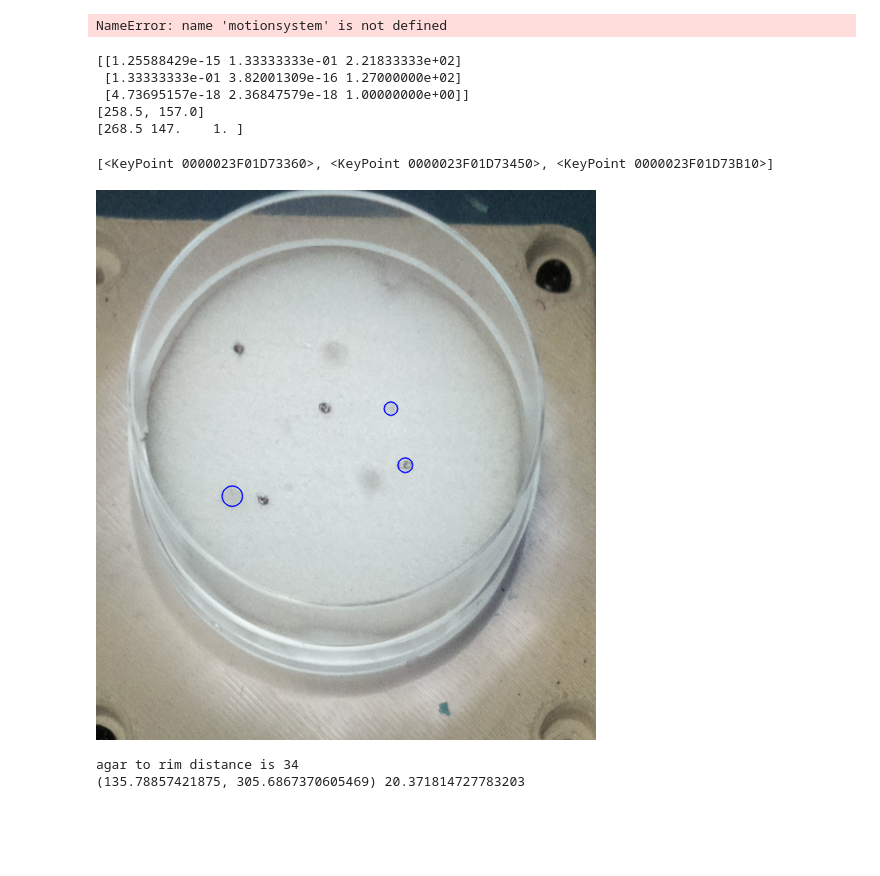
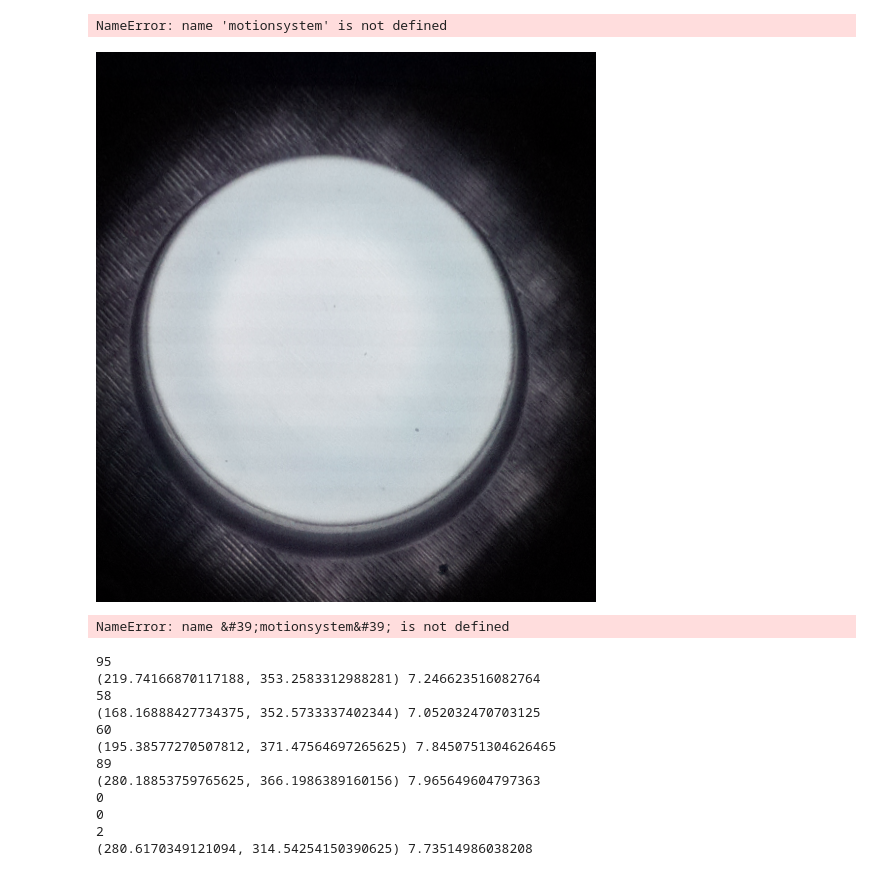
Before and after one commit to dr3y/BioPick, a Jupyter notebook: software/raspberry_pi/playing_with_camera.ipynb, the cells around one changed output. Drawn from its saved outputs; the diff is of its cells as text; code cells hidden in the pictures; blank space fills up the shorter version.

Commit message:
notebook service and better calibration

```diff
--- a/software/raspberry_pi/playing_with_camera.ipynb
+++ b/software/raspberry_pi/playing_with_camera.ipynb
@@ -43,39 +43,22 @@ NameError: name 'motionsystem' is not defined
 # %%
 #calibration with already taken images
 ltable = os.path.join(".","calibration","lighttable.png")
-npos1 = os.path.join(".","calibration","needlepos1.png")
-npos2 = os.path.join(".","calibration","needlepos2.png")
-npos3 = os.path.join(".","calibration","needlepos3.png")
-npos4 = os.path.join(".","calibration","needlepos4.png")
-needle_pics = [npos1,npos2,npos3,npos4]
-needle_middle = [rm.colonyPicker.load_posfile(posfilename="robot_positions.csv")["needle_pos"]["backlit_plate"]["X"],
-             rm.colonyPicker.load_posfile(posfilename="robot_positions.csv")["needle_pos"]["backlit_plate"]["Y"]]
-
-square_radius  = 10
-needle_pos = [(needle_middle[0]+square_radius,needle_middle[1]-square_radius),
-              (needle_middle[0]+square_radius,needle_middle[1]+square_radius),
-              (needle_middle[0]-square_radius,needle_middle[1]+square_radius),
-              (needle_middle[0]-square_radius,needle_middle[1]-square_radius)]
 
 
-needle_dict = {a[0]:a[1] for a in zip(needle_pics,needle_pos)}
+needle_dict = rm.colonyPicker.calculate_needle_positions()
 
 img_tf,vector_tf = robocam.needle_jog_calibration(ltable,needle_dict)
 
 pp_image = cv2.imread(ltable)
 pp_image = cv2.warpPerspective(pp_image,img_tf,(500,550)) #transforming the calibrated image
 cv2.imwrite('testimage.png',pp_image)
 display(Image(filename="testimage.png"))
 
-print(vector_tf)
-print(needle_middle)
-print(new_point)
+#print(vector_tf)
+#print(needle_middle)
+#print(new_point)
 # %% [output]
-[[1.25588429e-15 1.33333333e-01 2.21833333e+02]
- [1.33333333e-01 3.82001309e-16 1.27000000e+02]
- [4.73695157e-18 2.36847579e-18 1.00000000e+00]]
-[258.5, 157.0]
-[268.5 147.    1. ]
+[figure, added]
 # %%
 motionsystem = rm.colonyPicker({},{},'/dev/serial0',19200)
 #get a plate from A1 and put it on the backlight
@@ -102,5 +85,7 @@ motionsystem.light_on(.7) #lights on
 motionsystem.send_gcode_multiline(["M400"]) #wait for movement before the next part
 platepic = robocam.capture(savepath=impath) #take a picture
 motionsystem.light_off() #done taking a picture so light off
-kp = robocam.detect_colonies(imname,img_tf,vector_tf,True,False,mincir=.5,minin=.3,mincon=.8,mina = 100,maxa=400)
+kp = robocam.detect_colonies(imname,img_tf,vector_tf,True,False,mincir=.5,minin=.3,mincon=.8,mina = 30,maxa=500)
+# %% [output]
+NameError: name &#39;motionsystem&#39; is not defined
 # %%
@@ -137,26 +122,11 @@ import matplotlib.pyplot as plt
 import peakutils.peak
 threshold = 1
 
-#imlist = ["A1_calib.png","A2_calib.png","A3_calib.png","B1_calib.png","B1_empty.png","B2_empty.png","B3_empty.png"]
+imlist = ["A1_calib.png","A2_calib.png","A3_calib.png","B1_calib.png","B1_empty.png","B2_empty.png","B3_empty.png"]
 #imlist = ["A1_calib.png"]
-imlist = ["sharpie_dots_3.png"]
+#imlist = ["sharpie_dots_3.png"]
 ltable = os.path.join(".","calibration","lighttable.png")
-npos1 = os.path.join(".","calibration","needlepos1.png")
-npos2 = os.path.join(".","calibration","needlepos2.png")
-npos3 = os.path.join(".","calibration","needlepos3.png")
-npos4 = os.path.join(".","calibration","needlepos4.png")
-needle_pics = [npos1,npos2,npos3,npos4]
-needle_middle = [rm.colonyPicker.load_posfile(posfilename="robot_positions.csv")["needle_pos"]["backlit_plate"]["X"],
-             rm.colonyPicker.load_posfile(posfilename="robot_positions.csv")["needle_pos"]["backlit_plate"]["Y"]]
-
-square_radius  = 10
-needle_pos = [(needle_middle[0]+square_radius,needle_middle[1]-square_radius),
-              (needle_middle[0]+square_radius,needle_middle[1]+square_radius),
-              (needle_middle[0]-square_radius,needle_middle[1]+square_radius),
-              (needle_middle[0]-square_radius,needle_middle[1]-square_radius)]
-
-
-needle_dict = {a[0]:a[1] for a in zip(needle_pics,needle_pos)}
+needle_dict = rm.colonyPicker.calculate_needle_positions()
 
 img_tf,vector_tf = robocam.needle_jog_calibration(ltable,needle_dict)
 
@@ -164,7 +134,7 @@ img_tf,vector_tf = robocam.needle_jog_calibration(ltable,needle_dict)
 
 
 for impath in imlist:
-    kp = robocam.detect_colonies(impath,img_tf,vector_tf,True,False,mincir=.5,minin=.3,mincon=.8,mina = 100,maxa=400)
+    kp = robocam.detect_colonies(impath,img_tf,vector_tf,False,False,mincir=.5,minin=.3,mincon=.8,mina = 30,maxa=500)
     if(len(kp)>0):
         print(kp[0].pt, kp[0].size)
 
@@ -172,7 +142,15 @@ for impath in imlist:
 #cv2.imwrite('testimage.png',warp)
 #display(Image(filename='testimage.png'))
 # %% [output]
-[<KeyPoint 0000023F01D73360>, <KeyPoint 0000023F01D73450>, <KeyPoint 0000023F01D73B10>]
+95
+(219.74166870117188, 353.2583312988281) 7.246623516082764
+58
+(168.16888427734375, 352.5733337402344) 7.052032470703125
+60
+(195.38577270507812, 371.47564697265625) 7.8450751304626465
+89
+(280.18853759765625, 366.1986389160156) 7.965649604797363
+0
+0
+2
+(280.6170349121094, 314.54254150390625) 7.73514986038208
-[figure, removed]
-agar to rim distance is 34
-(135.78857421875, 305.6867370605469) 20.371814727783203
```
Also changed, not shown: parts of 1 cell of this notebook, 3 other files.
